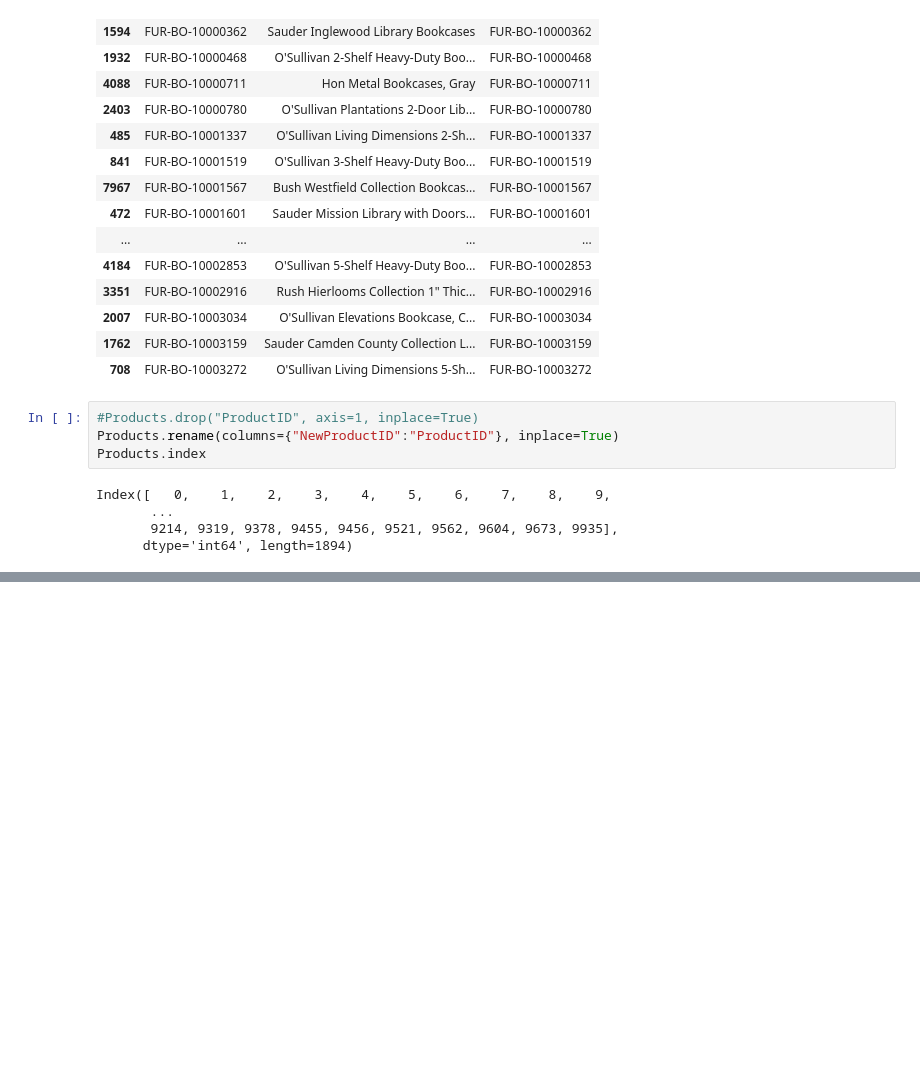
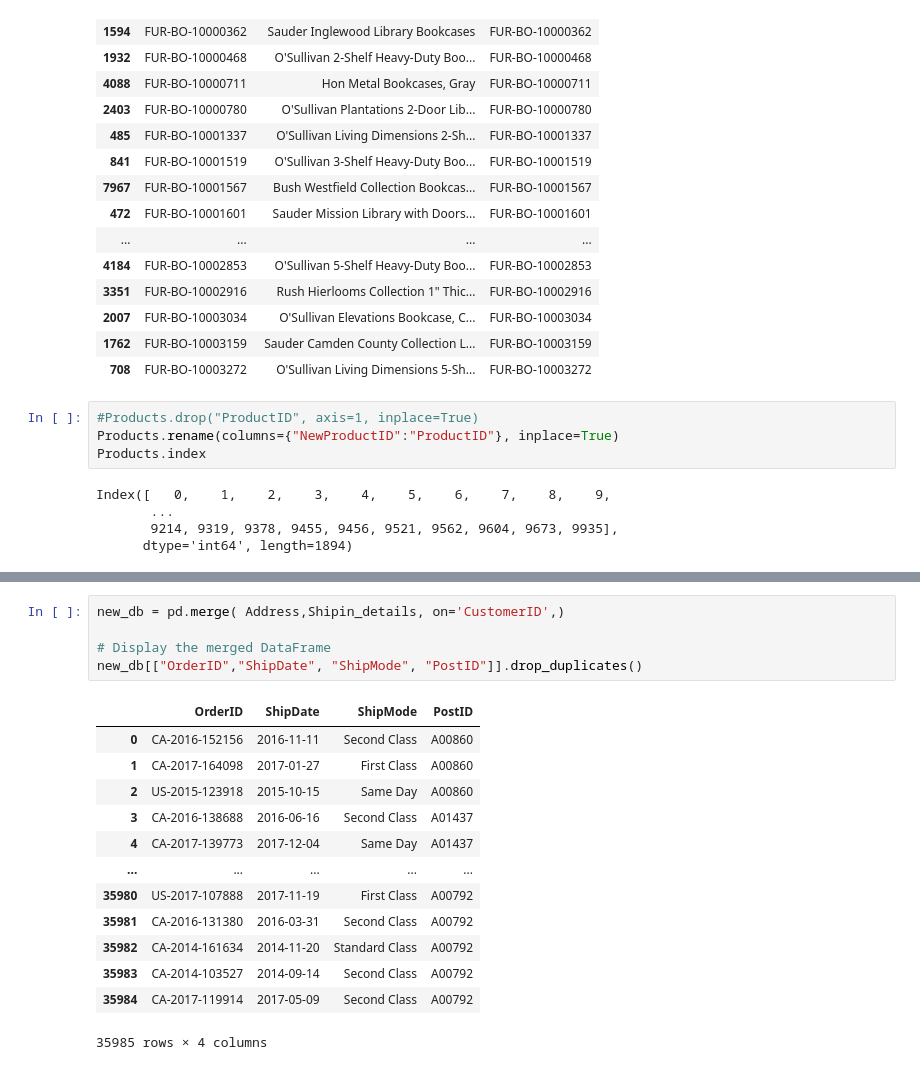
Before and after one commit to Rojhak/BI_analysis, a Jupyter notebook: eda_tableu.ipynb, the cells around one changed output, grey strips where cells are left out. Saved outputs shown, nothing was run; the diff lists cells and outputs as text; blank space fills up the shorter version.

```diff
--- a/eda_tableu.ipynb
+++ b/eda_tableu.ipynb
@@ -170,0 +207,19 @@ ProductPrice.groupby(by=["ProductID", "Price"]).nunique()
+# %%
+new_db = pd.merge( Address,Shipin_details, on='CustomerID',)
+
+# Display the merged DataFrame
+new_db[["OrderID","ShipDate", "ShipMode", "PostID"]].drop_duplicates()
+# %% [output]
+|  | OrderID | ShipDate | ShipMode | PostID |
+| 0 | CA-2016-152156 | 2016-11-11 | Second Class | A00860 |
+| 1 | CA-2017-164098 | 2017-01-27 | First Class | A00860 |
+| 2 | US-2015-123918 | 2015-10-15 | Same Day | A00860 |
+| 3 | CA-2016-138688 | 2016-06-16 | Second Class | A01437 |
+| 4 | CA-2017-139773 | 2017-12-04 | Same Day | A01437 |
+| ... | ... | ... | ... | ... |
+| 35980 | US-2017-107888 | 2017-11-19 | First Class | A00792 |
+| 35981 | CA-2016-131380 | 2016-03-31 | Second Class | A00792 |
+| 35982 | CA-2014-161634 | 2014-11-20 | Standard Class | A00792 |
+| 35983 | CA-2014-103527 | 2014-09-14 | Second Class | A00792 |
+| 35984 | CA-2017-119914 | 2017-05-09 | Second Class | A00792 |
+35985 rows × 4 columns
```
Also changed, not shown: parts of 6 cells of this notebook.
